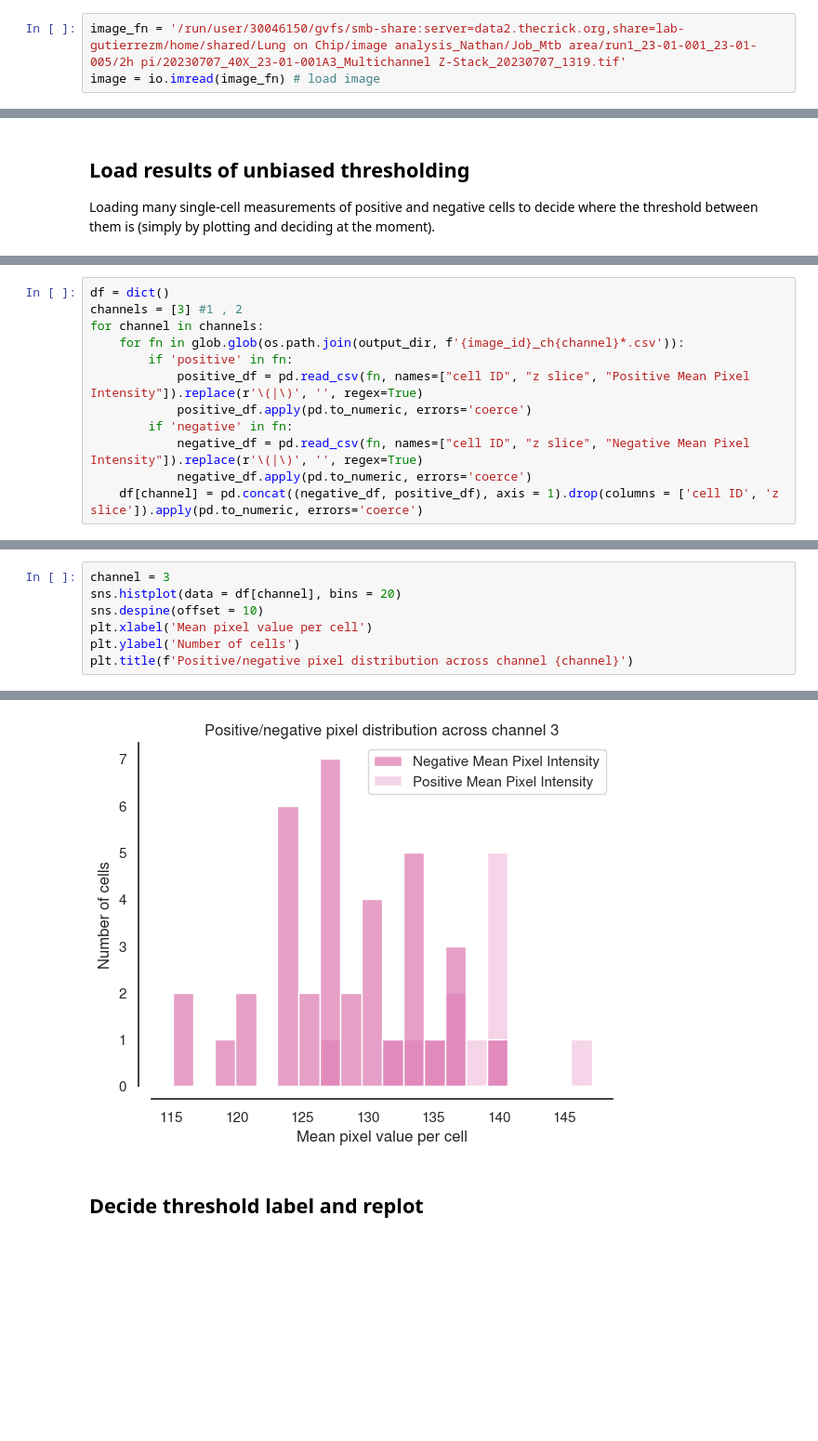
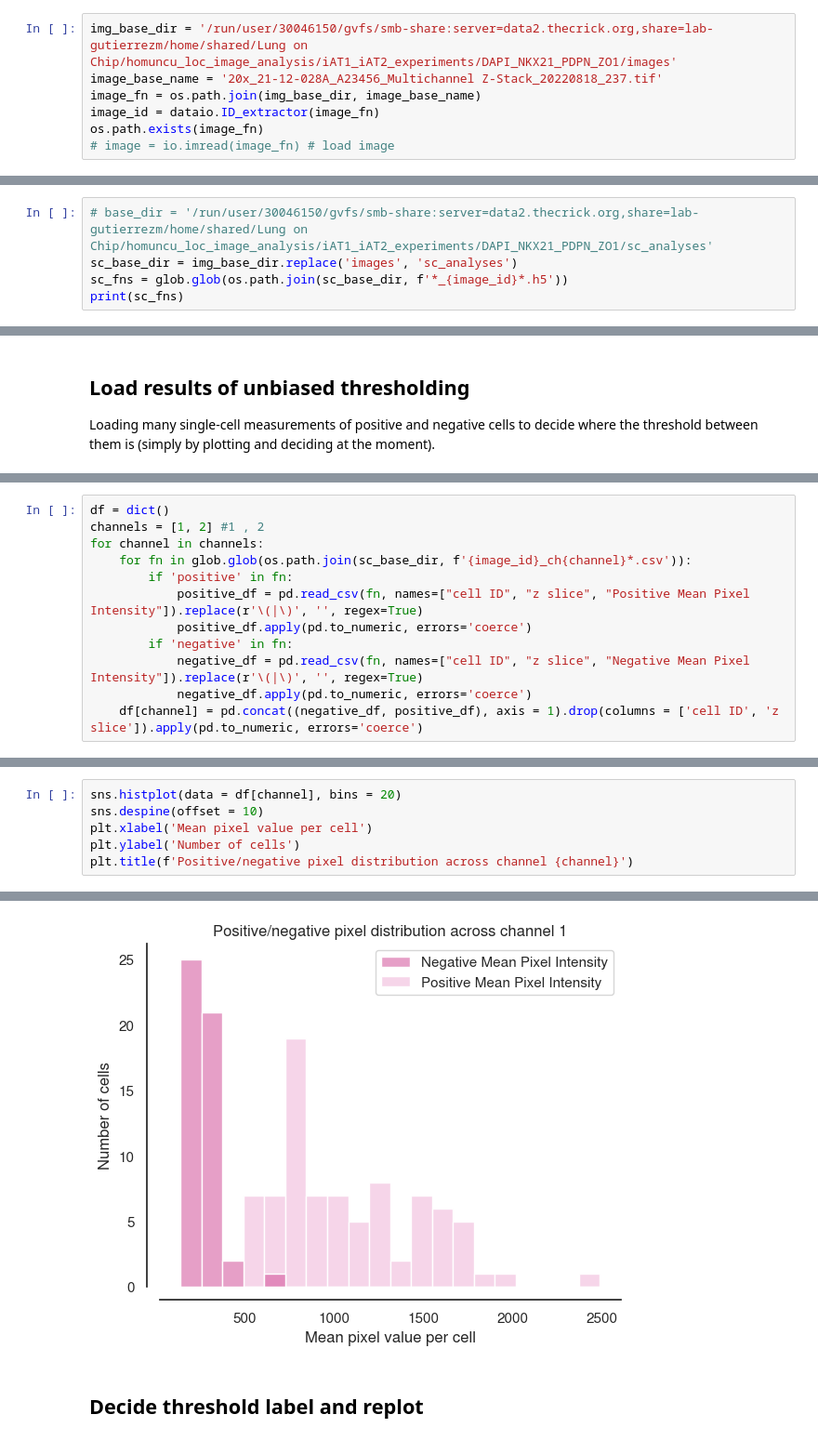
Before and after one commit to nthndy/homuncu_loc, a Jupyter notebook: thresholding_and_quantification/thresholding_quantification.ipynb, the cells around one changed output, grey strips where cells are left out. Shown at 93% size. Cells and saved outputs as stored; diff of their text form; blank space fills up the shorter version.

Commit message:
changed incorrect segmentation channel and added few improvements to thresholding quantification

```diff
--- a/thresholding_and_quantification/thresholding_quantification.ipynb
+++ b/thresholding_and_quantification/thresholding_quantification.ipynb
@@ -22,5 +24,9 @@ sns.set_palette('PiYG') # my favourite colours :D
 # %% [markdown]
 ## 1. Load images and labels
 # %%
-image_fn = '/run/user/30046150/gvfs/smb-share:server=data2.thecrick.org,share=lab-gutierrezm/home/shared/Lung on Chip/image analysis_Nathan/Job_Mtb area/run1_23-01-001_23-01-005/2h pi/20230707_40X_23-01-001A3_Multichannel Z-Stack_20230707_1319.tif'
-image = io.imread(image_fn) # load image
+img_base_dir = '/run/user/30046150/gvfs/smb-share:server=data2.thecrick.org,share=lab-gutierrezm/home/shared/Lung on Chip/homuncu_loc_image_analysis/iAT1_iAT2_experiments/DAPI_NKX21_PDPN_ZO1/images'
+image_base_name = '20x_21-12-028A_A23456_Multichannel Z-Stack_20220818_237.tif'
+image_fn = os.path.join(img_base_dir, image_base_name)
+image_id = dataio.ID_extractor(image_fn)
+os.path.exists(image_fn)
+# image = io.imread(image_fn) # load image
@@ -26,0 +35,5 @@ image = io.imread(image_fn) # load image
+# %%
+# base_dir = '/run/user/30046150/gvfs/smb-share:server=data2.thecrick.org,share=lab-gutierrezm/home/shared/Lung on Chip/homuncu_loc_image_analysis/iAT1_iAT2_experiments/DAPI_NKX21_PDPN_ZO1/sc_analyses'
+sc_base_dir = img_base_dir.replace('images', 'sc_analyses')
+sc_fns = glob.glob(os.path.join(sc_base_dir, f'*_{image_id}*.h5'))
+print(sc_fns)
@@ -180,8 +200,8 @@ Loading many single-cell measurements of positive and negative cells to decide w
 # %%
 df = dict()
-channels = [3] #1 , 2
+channels = [1, 2] #1 , 2
 for channel in channels:
-    for fn in glob.glob(os.path.join(output_dir, f'{image_id}_ch{channel}*.csv')):
+    for fn in glob.glob(os.path.join(sc_base_dir, f'{image_id}_ch{channel}*.csv')):
         if 'positive' in fn:
             positive_df = pd.read_csv(fn, names=["cell ID", "z slice", "Positive Mean Pixel Intensity"]).replace(r'\(|\)', '', regex=True)
             positive_df.apply(pd.to_numeric, errors='coerce')
@@ -192,5 +214,4 @@ for channel in channels:
 # %%
-channel = 3
 sns.histplot(data = df[channel], bins = 20)
 sns.despine(offset = 10)
 plt.xlabel('Mean pixel value per cell')
@@ -201,4 +222,4 @@ Text(0.5, 1.0, 'Positive/negative pixel distribution across channel 3')
-[figure, old version]
+[figure, new version]
 # %% [markdown]
 ## Decide threshold label and replot
 # %%
```
Also changed, not shown: parts of 22 cells of this notebook, 7 other files.
